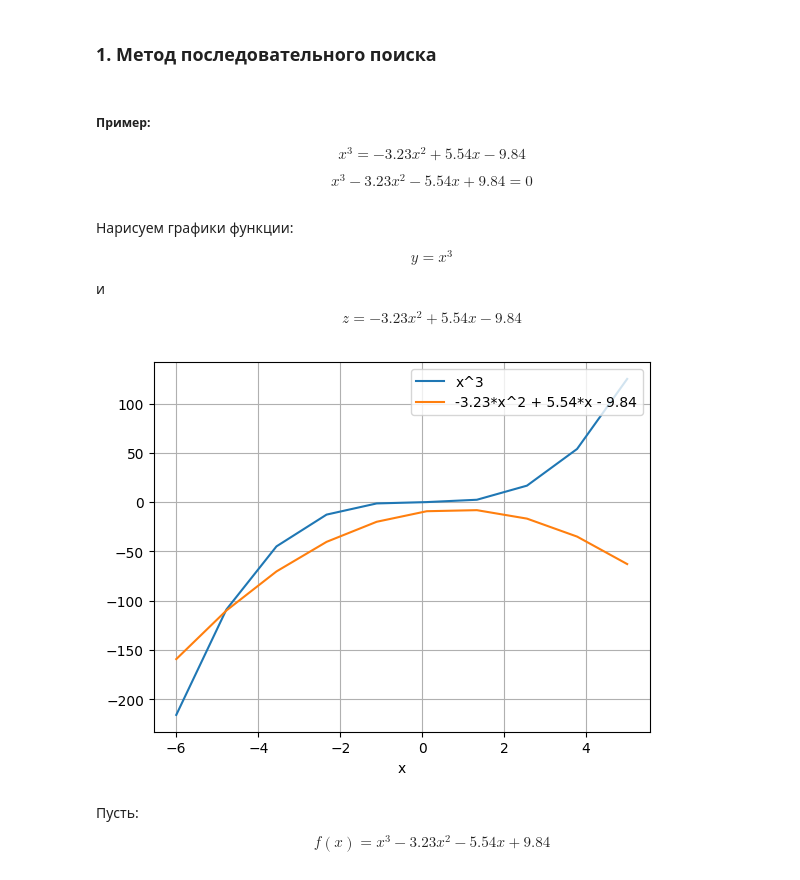
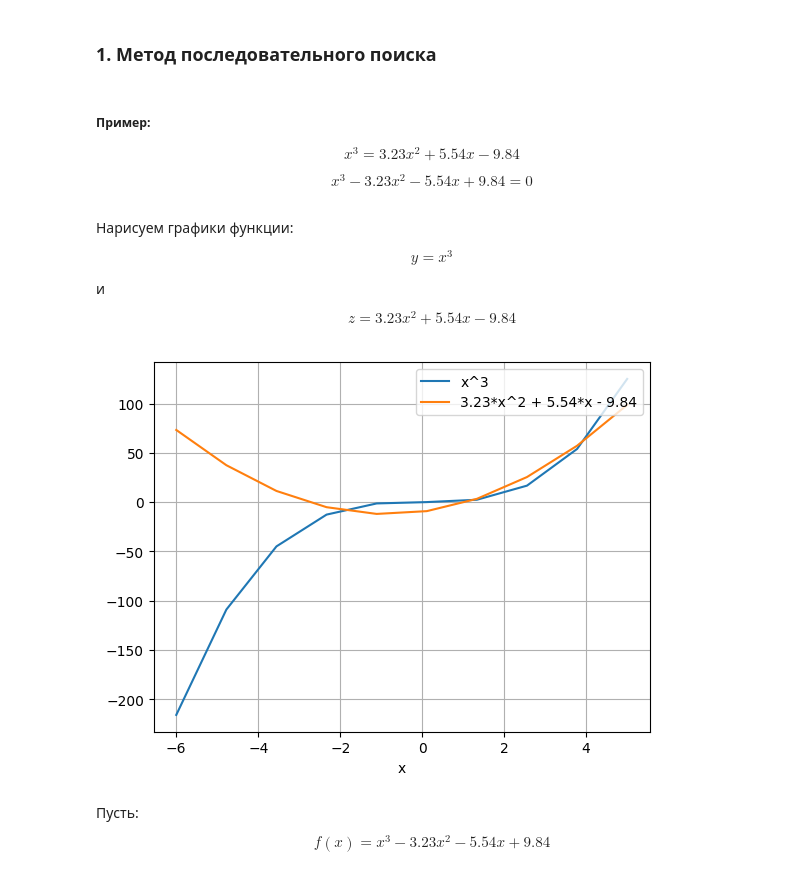
Before and after one commit to azizka85/Numerical-Methods, a Jupyter notebook: tasks/task_6.ipynb, the cells around one changed output. Saved outputs shown, nothing was run; the diff lists cells and outputs as text; code cells hidden in the pictures.

```diff
--- a/tasks/task_6.ipynb
+++ b/tasks/task_6.ipynb
@@ -9,7 +9,7 @@ sys.path.append('..')
 # %% [markdown]
 ##### Пример:
 
-$$x^3 = -3.23x^2 + 5.54x - 9.84$$
+$$x^3 = 3.23x^2 + 5.54x - 9.84$$
 
 $$x^3 - 3.23x^2 - 5.54x + 9.84 = 0$$
 # %% [markdown]
@@ -19,24 +19,24 @@ $$y = x^3$$
 
 и
 
-$$z = -3.23x^2 + 5.54x - 9.84$$
+$$z = 3.23x^2 + 5.54x - 9.84$$
 # %%
 import numpy as np
 from matplotlib import pyplot as plt
 
 x = np.linspace(-6, 5, 10)
 
 y = x**3
-z = -3.23*x**2 + 5.54*x - 9.84
+z = 3.23*x**2 + 5.54*x - 9.84
 
 plt.xlabel('x')
 plt.grid(True)
 plt.plot(x, y, label='x^3')
-plt.plot(x, z, label='-3.23*x^2 + 5.54*x - 9.84')
+plt.plot(x, z, label='3.23*x^2 + 5.54*x - 9.84')
 plt.legend(loc='upper right')
 plt.show()
 # %% [output]
-[figure, old version]
+[figure, new version]
 # %% [markdown]
 Пусть:
 
```
Also changed, not shown: 1 other file.
